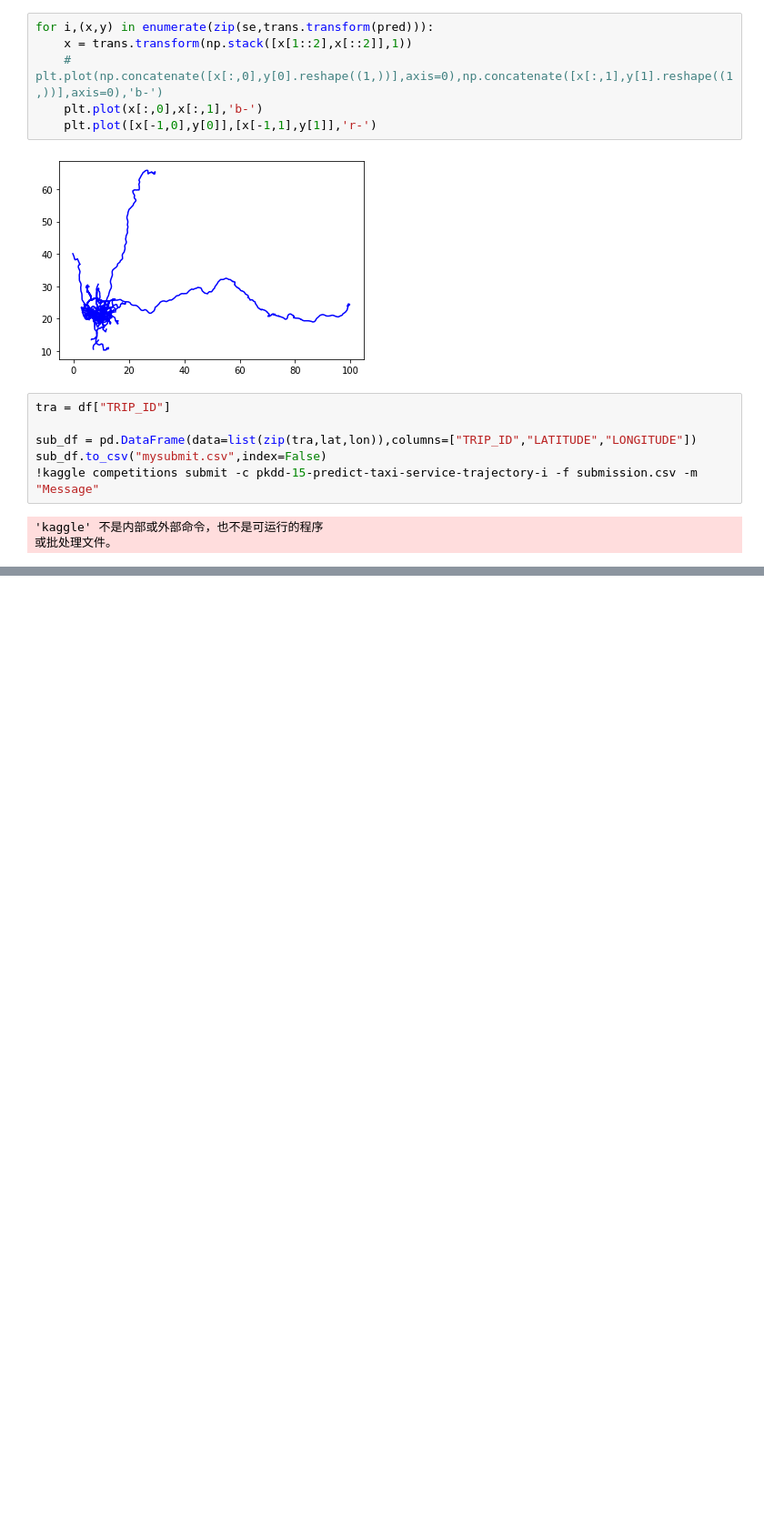
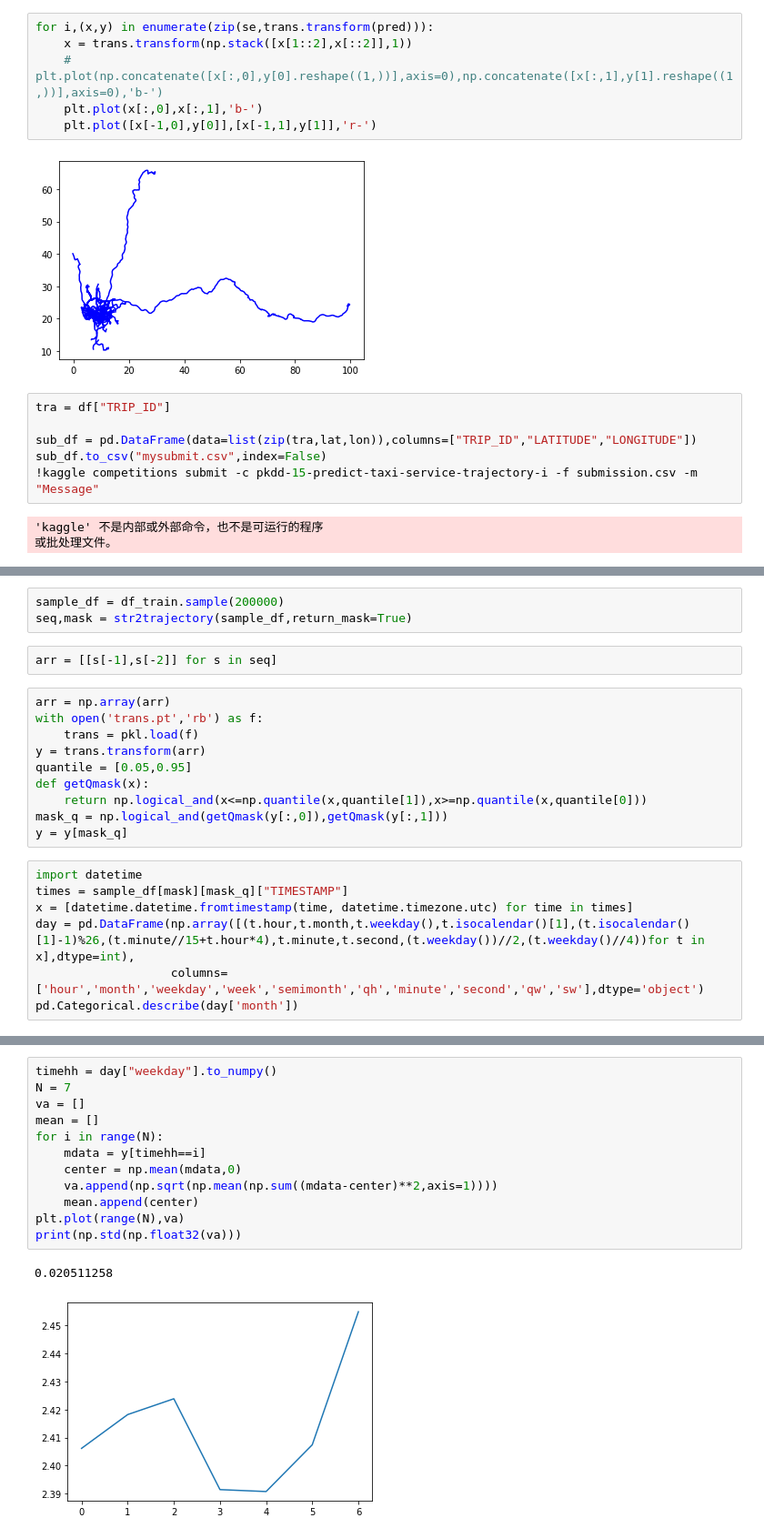
Before and after one commit to COMoER/Trajectory-is-the-Description-of-Arrival, a Jupyter notebook: lab.ipynb, the cells around one changed output, grey strips where cells are left out. Shown: that part at 91% size. Cells and saved outputs as stored; diff of their text form; blank space fills up the shorter version.

```diff
--- a/lab.ipynb
+++ b/lab.ipynb
@@ -626,0 +629,22 @@ sub_df.to_csv("mysubmit.csv",index=False)
+# %%
+sample_df = df_train.sample(200000)
+seq,mask = str2trajectory(sample_df,return_mask=True)
+# %%
+arr = [[s[-1],s[-2]] for s in seq]
+# %%
+arr = np.array(arr)
+with open('trans.pt','rb') as f:
+    trans = pkl.load(f)
+y = trans.transform(arr)
+quantile = [0.05,0.95]
+def getQmask(x):
+    return np.logical_and(x<=np.quantile(x,quantile[1]),x>=np.quantile(x,quantile[0]))
+mask_q = np.logical_and(getQmask(y[:,0]),getQmask(y[:,1]))
+y = y[mask_q]
+# %%
+import datetime
+times = sample_df[mask][mask_q]["TIMESTAMP"]
+x = [datetime.datetime.fromtimestamp(time, datetime.timezone.utc) for time in times]
+day = pd.DataFrame(np.array([(t.hour,t.month,t.weekday(),t.isocalendar()[1],(t.isocalendar()[1]-1)%26,(t.minute//15+t.hour*4),t.minute,t.second,(t.weekday())//2,(t.weekday()//4))for t in x],dtype=int),
+                   columns=['hour','month','weekday','week','semimonth','qh','minute','second','qw','sw'],dtype='object')
+pd.Categorical.describe(day['month'])
@@ -626,0 +666,15 @@ sub_df.to_csv("mysubmit.csv",index=False)
+# %%
+timehh = day["weekday"].to_numpy()
+N = 7
+va = []
+mean = []
+for i in range(N):
+    mdata = y[timehh==i]
+    center = np.mean(mdata,0)
+    va.append(np.sqrt(np.mean(np.sum((mdata-center)**2,axis=1))))
+    mean.append(center)
+plt.plot(range(N),va)
+print(np.std(np.float32(va)))
+# %% [output]
+0.020511258
+[figure, added]
```
Also changed, not shown: parts of 23 cells of this notebook, 10 other files.
